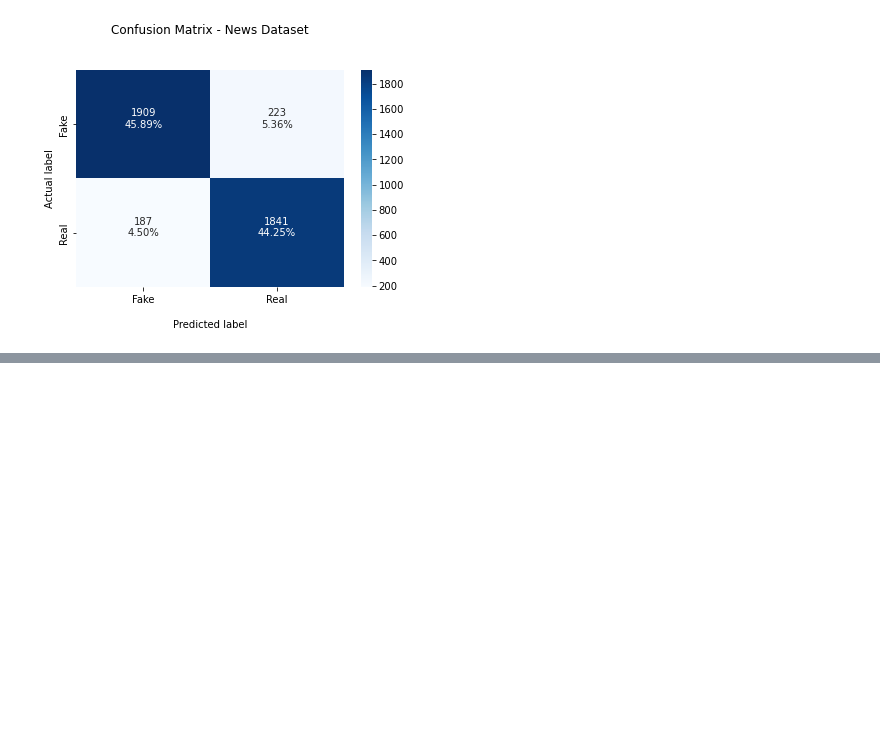
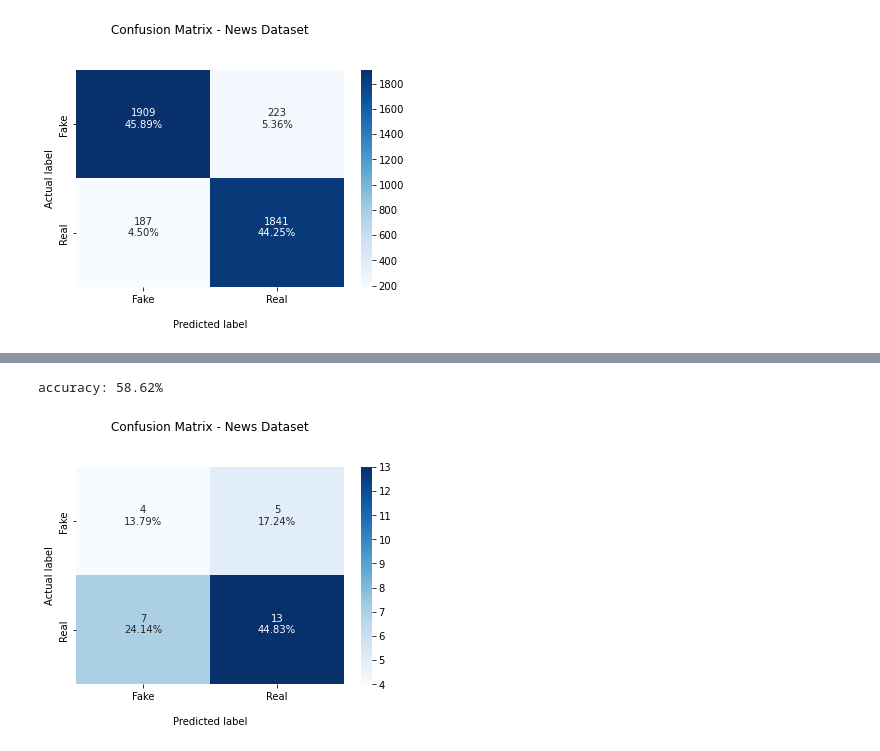
Before and after one commit to KevinVanWallendael/MicrosoftProject, a Jupyter notebook: final_microsoft_notebook.ipynb, the cells around one changed output, grey strips where cells are left out. Cells and saved outputs as stored; diff of their text form; code cells hidden in the pictures; blank space fills up the shorter version.

Commit message:
new prediction

```diff
--- a/final_microsoft_notebook.ipynb
+++ b/final_microsoft_notebook.ipynb
@@ -298,0 +302,2 @@ plt.show()
+# %%
+dfmade = pd.read_csv("new_data_set.csv")
@@ -298,0 +324,42 @@ plt.show()
+# %%
+# Clean the test dataset by doing the following steps:
+dfmade = dfmade.filter(
+    ["text", "label"]
+)
+dfmade['text'] = dfmade['text'].astype('str')  # Converting the text column to string
+dfmade['text'] = dfmade['text'].apply(lambda x: x.lower()) # Converting the text column to lowercase
+dfmade['text'] = dfmade['text'].apply(punct_removal) # Remove the punctuation within the column
+dfmade['text'] = dfmade['text'].apply(lambda x: ' '.join([word for word in x.split() if word not in (stop)])) # Removing the stopwords
+# %%
+prediction = model.predict(dfmade.text)
+print("accuracy: {}%".format(round(accuracy_score(dfmade.label, prediction)*100,2)))
+# %% [output]
+accuracy: 58.62%
+# %%
+# Create a confusion matrix
+cf_matrix = confusion_matrix(dfmade.label, prediction)
+m_counts = ["{0:0.0f}".format(value) for value in
+                cf_matrix.flatten()]
+
+m_percentages = ["{0:.2%}".format(value) for value in
+                     cf_matrix.flatten()/np.sum(cf_matrix)]
+
+labels = [f"{v1}\n{v2}\n" for v1, v2 in
+          zip(m_counts,m_percentages)]
+
+labels = np.asarray(labels).reshape(2,2)
+
+ax = sns.heatmap(cf_matrix, annot=labels, fmt='', cmap='Blues')
+
+ax.set_title('Confusion Matrix - News Dataset\n\n');
+ax.set_xlabel('\nPredicted label')
+ax.set_ylabel('Actual label');
+
+## Ticket labels -
+ax.xaxis.set_ticklabels(['Fake','Real'])
+ax.yaxis.set_ticklabels(['Fake','Real'])
+
+## Display the visualization of the Confusion Matrix.
+plt.show()
+# %% [output]
+[figure, added]
```
Also changed, not shown: parts of 2 cells of this notebook, 1 other file.
